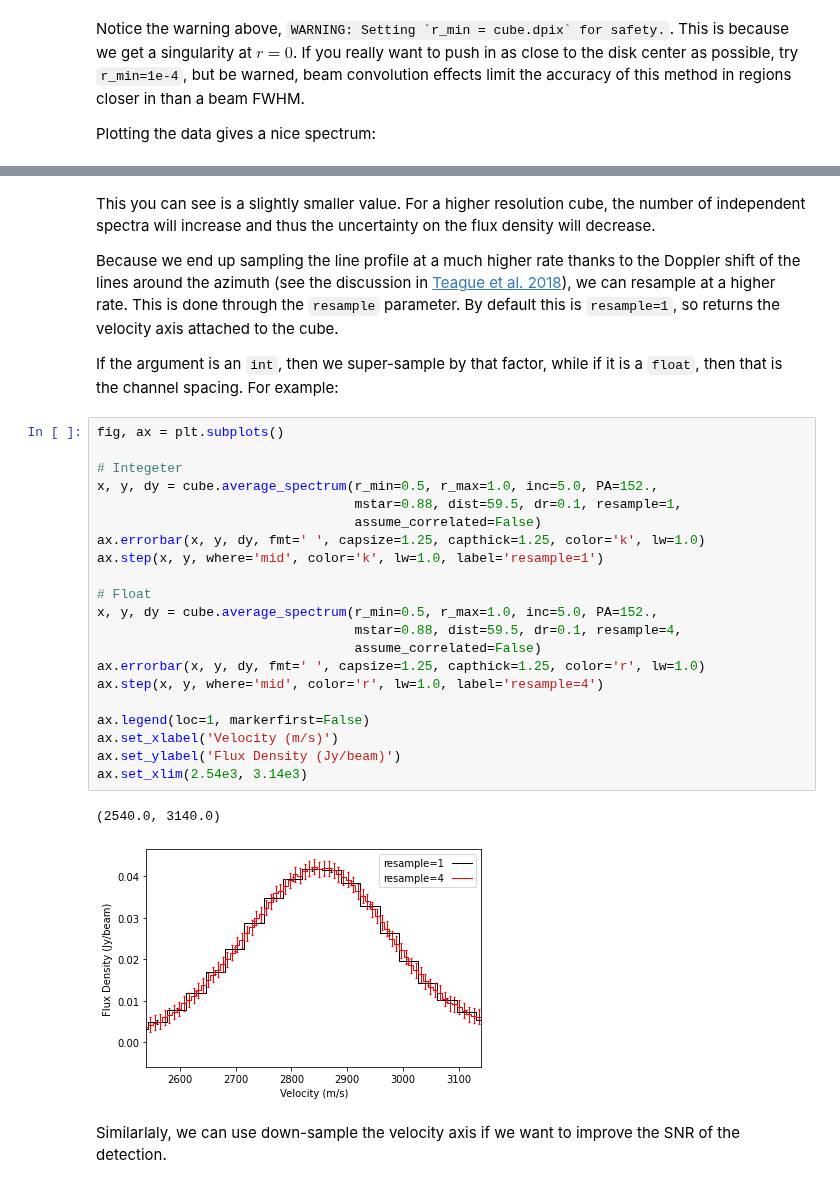
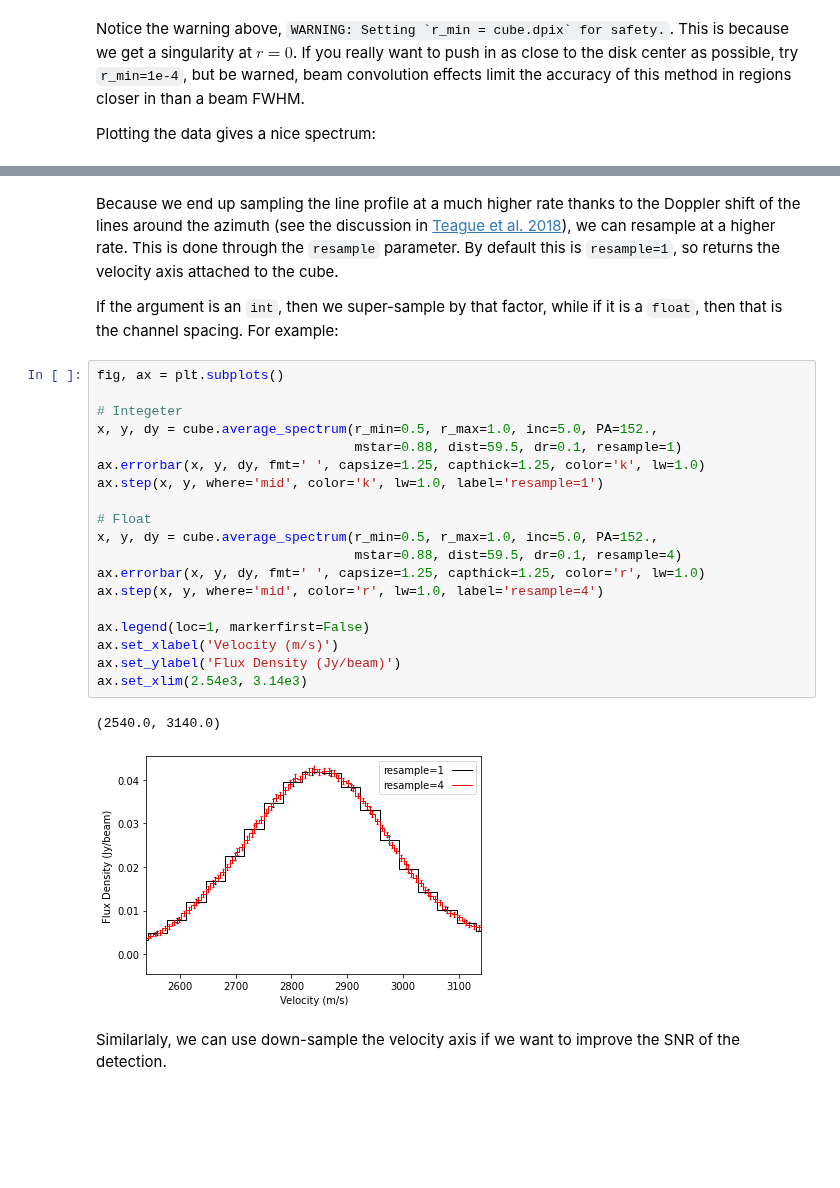
Before and after one commit to richteague/gofish, a Jupyter notebook: docs/user/fishing_basics.ipynb, the cells around one changed output, grey strips where cells are left out. Drawn from its saved outputs; the diff is of its cells as text; blank space fills up the shorter version.

```diff
--- a/docs/user/fishing_basics.ipynb
+++ b/docs/user/fishing_basics.ipynb
@@ -179,33 +189,29 @@ ax.set_xlim(1.84e3, 3.84e3)
 # %% [markdown]
-This you can see is a slightly smaller value. For a higher resolution cube, the number of independent spectra will increase and thus the uncertainty on the flux density will decrease.
-
 Because we end up sampling the line profile at a much higher rate thanks to the Doppler shift of the lines around the azimuth (see the discussion in [Teague et al. 2018](https://ui.adsabs.harvard.edu/abs/2018ApJ...868..113T/)), we can resample at a higher rate. This is done through the `resample` parameter. By default this is `resample=1`, so returns the velocity axis attached to the cube.
 
 If the argument is an `int`, then we super-sample by that factor, while if it is a `float`, then that is the channel spacing. For example:
 # %%
 fig, ax = plt.subplots()
 
 # Integeter
 x, y, dy = cube.average_spectrum(r_min=0.5, r_max=1.0, inc=5.0, PA=152.,
-                                 mstar=0.88, dist=59.5, dr=0.1, resample=1,
-                                 assume_correlated=False)
+                                 mstar=0.88, dist=59.5, dr=0.1, resample=1)
 ax.errorbar(x, y, dy, fmt=' ', capsize=1.25, capthick=1.25, color='k', lw=1.0)
 ax.step(x, y, where='mid', color='k', lw=1.0, label='resample=1')
 
 # Float
 x, y, dy = cube.average_spectrum(r_min=0.5, r_max=1.0, inc=5.0, PA=152.,
-                                 mstar=0.88, dist=59.5, dr=0.1, resample=4,
-                                 assume_correlated=False)
+                                 mstar=0.88, dist=59.5, dr=0.1, resample=4)
 ax.errorbar(x, y, dy, fmt=' ', capsize=1.25, capthick=1.25, color='r', lw=1.0)
 ax.step(x, y, where='mid', color='r', lw=1.0, label='resample=4')
 
 ax.legend(loc=1, markerfirst=False)
 ax.set_xlabel('Velocity (m/s)')
 ax.set_ylabel('Flux Density (Jy/beam)')
 ax.set_xlim(2.54e3, 3.14e3)
 # %% [output]
 (2540.0, 3140.0)
-[figure, old version]
+[figure, new version]
 # %% [markdown]
 Similarlaly, we can use down-sample the velocity axis if we want to improve the SNR of the detection.
 # %%
```
Also changed, not shown: parts of 11 cells of this notebook, 3 other files.
